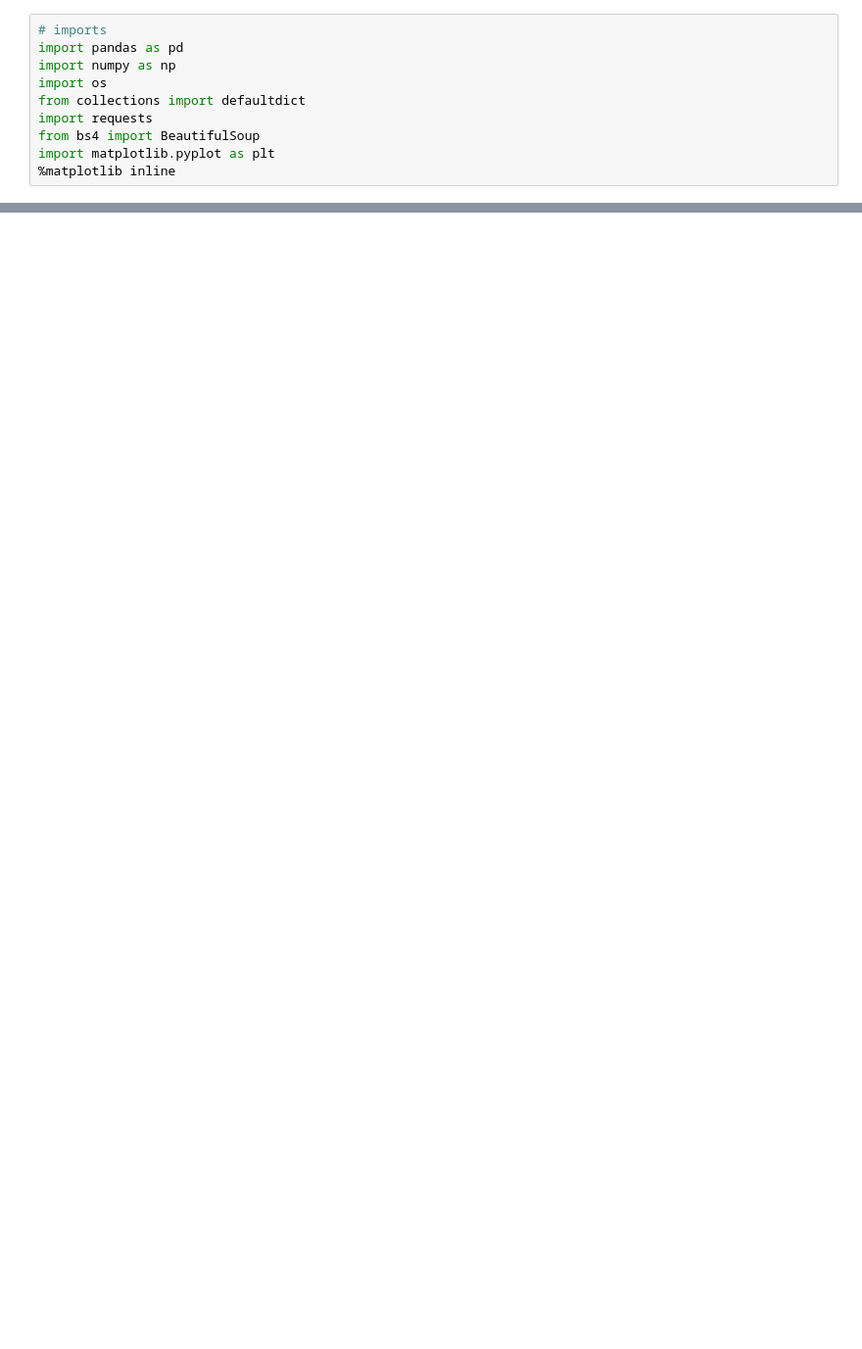
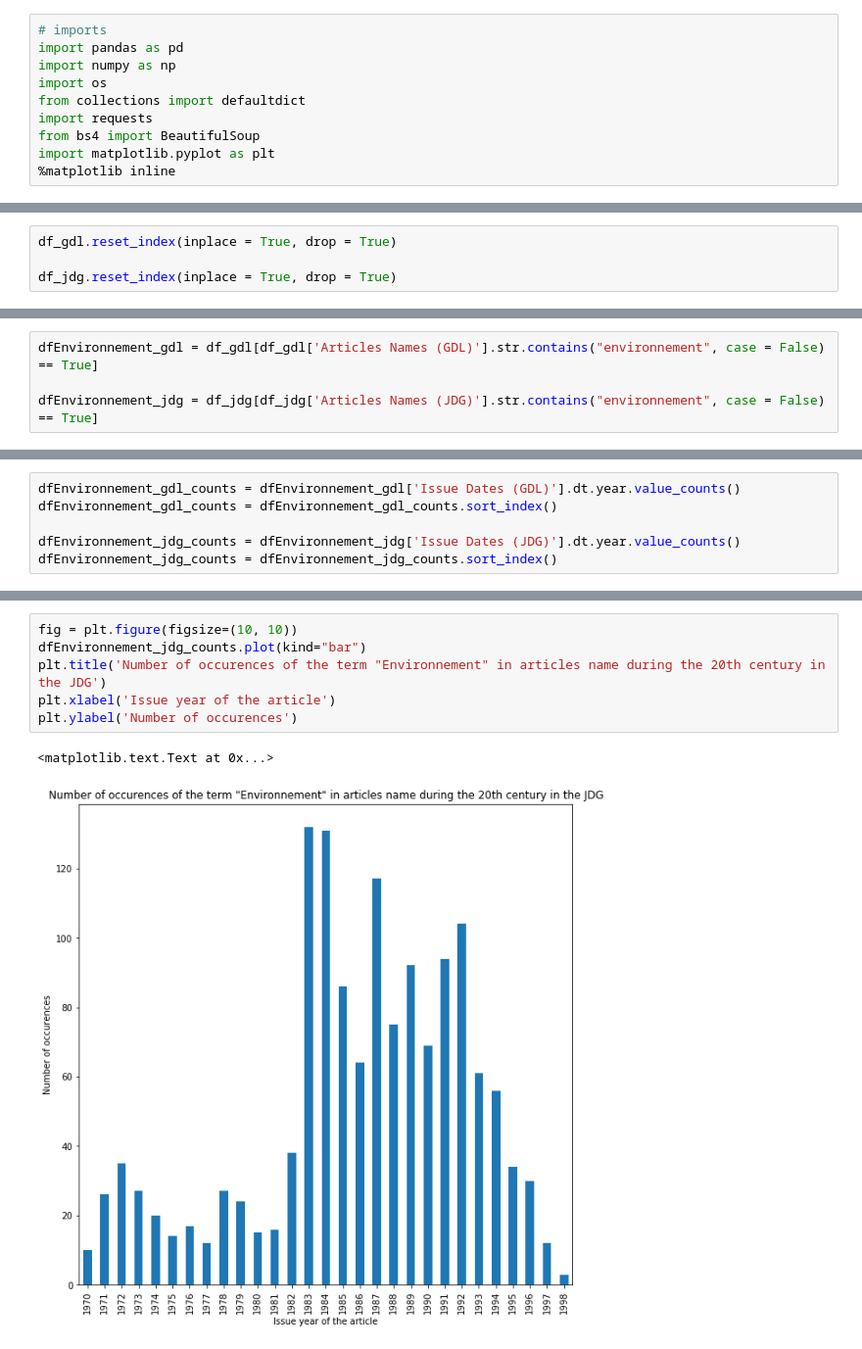
Before and after one commit to Hilefebvre/AppliedDataAnalysis, a Jupyter notebook: project/project.ipynb, the cells around one changed output, grey strips where cells are left out. Shown at 98% size. Drawn from its saved outputs; the diff is of its cells as text; blank space fills up the shorter version.

```diff
--- a/project/project.ipynb
+++ b/project/project.ipynb
@@ -135,0 +115,4 @@ plt.ylabel('Number of occurences')
+# %%
+df_gdl.reset_index(inplace = True, drop = True)
+
+df_jdg.reset_index(inplace = True, drop = True)
@@ -135,0 +199,4 @@ plt.ylabel('Number of occurences')
+# %%
+dfEnvironnement_gdl = df_gdl[df_gdl['Articles Names (GDL)'].str.contains("environnement", case = False) == True]
+
+dfEnvironnement_jdg = df_jdg[df_jdg['Articles Names (JDG)'].str.contains("environnement", case = False) == True]
@@ -135,0 +221,6 @@ plt.ylabel('Number of occurences')
+# %%
+dfEnvironnement_gdl_counts = dfEnvironnement_gdl['Issue Dates (GDL)'].dt.year.value_counts()
+dfEnvironnement_gdl_counts = dfEnvironnement_gdl_counts.sort_index()
+
+dfEnvironnement_jdg_counts = dfEnvironnement_jdg['Issue Dates (JDG)'].dt.year.value_counts()
+dfEnvironnement_jdg_counts = dfEnvironnement_jdg_counts.sort_index()
@@ -135,0 +236,9 @@ plt.ylabel('Number of occurences')
+# %%
+fig = plt.figure(figsize=(10, 10))
+dfEnvironnement_jdg_counts.plot(kind="bar")
+plt.title('Number of occurences of the term "Environnement" in articles name during the 20th century in the JDG')
+plt.xlabel('Issue year of the article')
+plt.ylabel('Number of occurences')
+# %% [output]
+<matplotlib.text.Text at 0x...>
+[figure, added]
```
Also changed, not shown: parts of 45 cells of this notebook.
